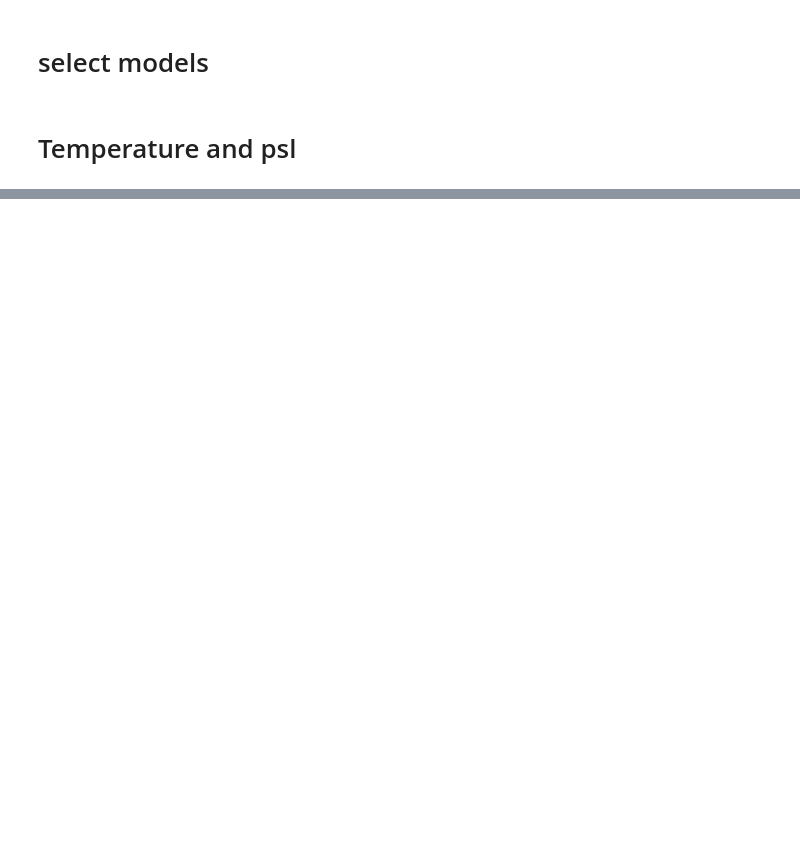
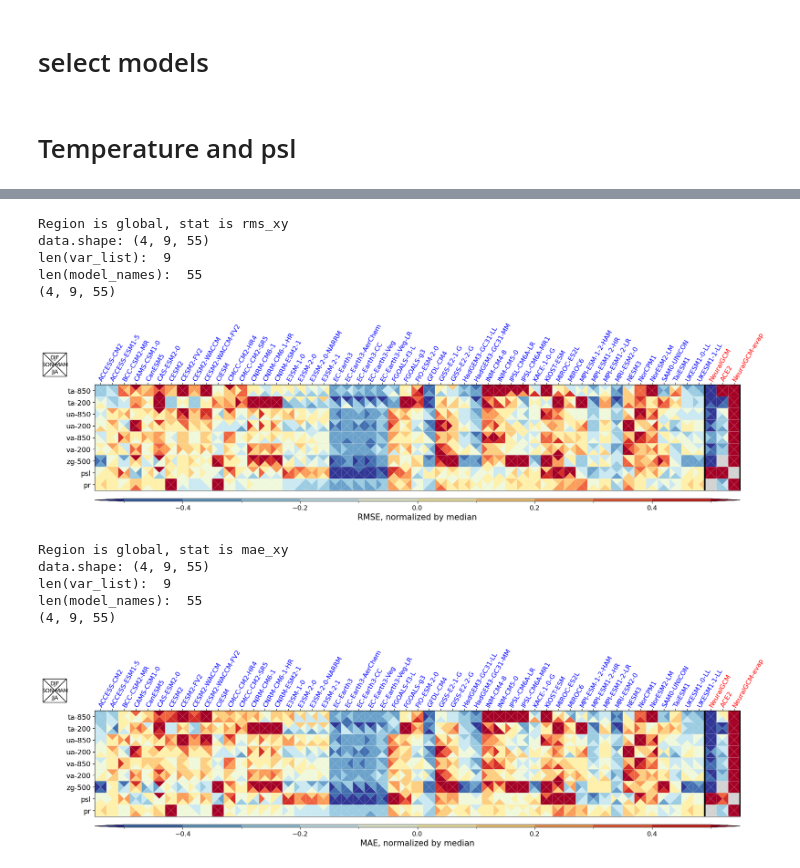
Before and after one commit to ShihengDuan/EarthAIModelEval, a Jupyter notebook: portrait-mean-climate.ipynb, the cells around one changed output, grey strips where cells are left out. Saved outputs shown, nothing was run; the diff lists cells and outputs as text; code cells hidden in the pictures; blank space fills up the shorter version.

```diff
--- a/portrait-mean-climate.ipynb
+++ b/portrait-mean-climate.ipynb
@@ -140,3 +281,9 @@ print(num_models)
+# %%
+# change NeuralGCM name
+for metrics in ['rms_xy', 'mae_xy']:
+    for season in ['djf', 'mam', 'jja', 'son']:
+        df = combined_all.df_dict[metrics][season]['global']
+        df.loc[52, 'model'] = 'NeuralGCM'
 # %%
 from mpl_toolkits.axes_grid1.inset_locator import inset_axes
 from pcmdi_metrics.graphics import portrait_plot
@@ -295,8 +442,21 @@ def plot_mean_climate(region, stat, save=None):
         plt.savefig(save, bbox_inches='tight', dpi=200)
     plt.show()
 # %%
-plot_mean_climate(region='global', stat='rms_xy', save='potrait_mean_climate_global_rmse.png')
-plot_mean_climate(region='global', stat='mae_xy', save='potrait_mean_climate_global_mae.png')
+plot_mean_climate(region='global', stat='rms_xy', save='Figs/potrait_mean_climate_global_rmse.png')
+plot_mean_climate(region='global', stat='mae_xy', save='Figs/potrait_mean_climate_global_mae.png')
+# %% [output]
+Region is global, stat is rms_xy
+data.shape: (4, 9, 55)
+len(var_list):  9
+len(model_names):  55
+(4, 9, 55)
+[figure, added]
+Region is global, stat is mae_xy
+data.shape: (4, 9, 55)
+len(var_list):  9
+len(model_names):  55
+(4, 9, 55)
+[figure, added]
 # %%
 plot_mean_climate(region='SHEX', stat='rms_xy')
 plot_mean_climate(region='SHEX', stat='mae_xy')
```
Also changed, not shown: parts of 17 cells of this notebook.
